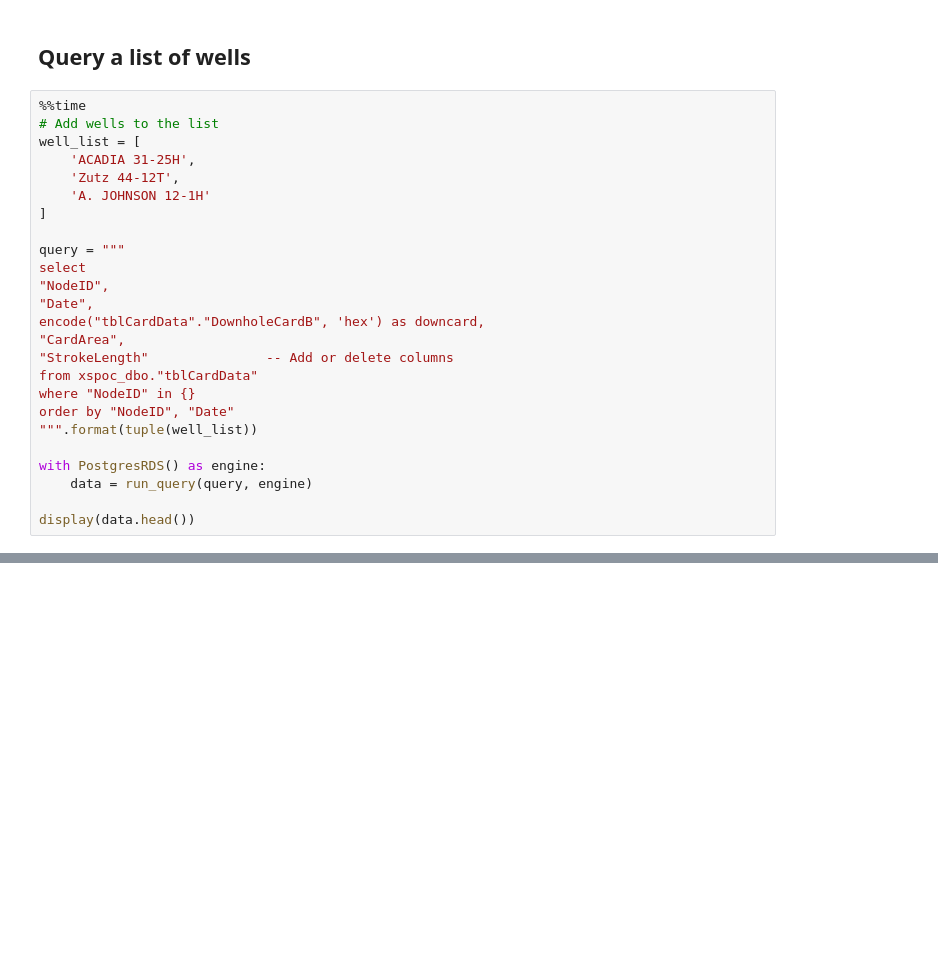
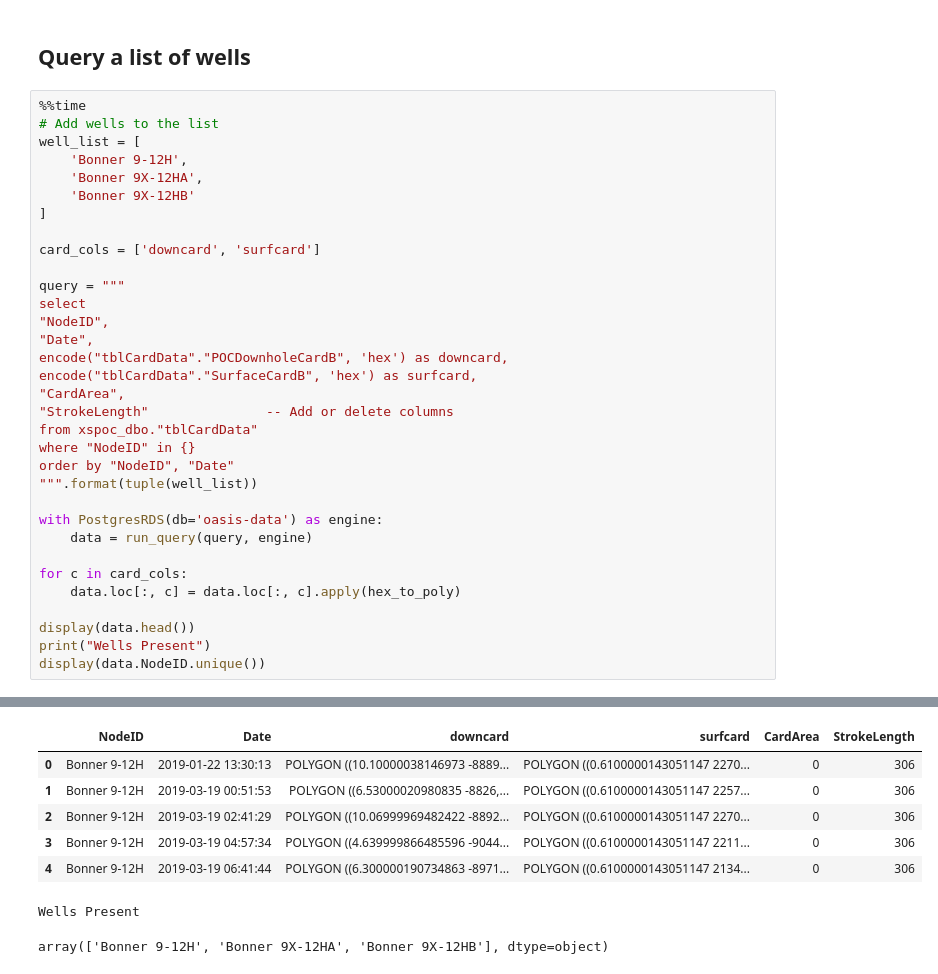
Before and after one commit to Ashitha97/ESP, a Jupyter notebook: dataAnalysis/Initial Analysis Card Data.ipynb, the cells around one changed output, grey strips where cells are left out. Saved outputs shown, nothing was run; the diff lists cells and outputs as text; blank space fills up the shorter version.

```diff
--- a/dataAnalysis/Initial Analysis Card Data.ipynb
+++ b/dataAnalysis/Initial Analysis Card Data.ipynb
@@ -194,16 +222,19 @@ dyna_plot(test_card, name='Test' , fill=False, color='k', set_axis=None, save=No
 %%time
 # Add wells to the list
 well_list = [
-    'ACADIA 31-25H',
-    'Zutz 44-12T',
-    'A. JOHNSON 12-1H'
+    'Bonner 9-12H',
+    'Bonner 9X-12HA',
+    'Bonner 9X-12HB'
 ]
+
+card_cols = ['downcard', 'surfcard']
 
 query = """
 select
 "NodeID",
 "Date",
-encode("tblCardData"."DownholeCardB", 'hex') as downcard,
+encode("tblCardData"."POCDownholeCardB", 'hex') as downcard,
+encode("tblCardData"."SurfaceCardB", 'hex') as surfcard,
 "CardArea",
 "StrokeLength"               -- Add or delete columns
 from xspoc_dbo."tblCardData"
@@ -211,10 +242,15 @@ where "NodeID" in {}
 order by "NodeID", "Date"
 """.format(tuple(well_list))
 
-with PostgresRDS() as engine:
+with PostgresRDS(db='oasis-data') as engine:
     data = run_query(query, engine)
 
+for c in card_cols:
+    data.loc[:, c] = data.loc[:, c].apply(hex_to_poly)
+
 display(data.head())
+print("Wells Present")
+display(data.NodeID.unique())
 # %% [output]
 Connected to oasis-data DataBase
 Connection Closed
@@ -221,0 +257,8 @@ Wall time: 39.2 s
+|  | NodeID | Date | downcard | surfcard | CardArea | StrokeLength |
+| 0 | Bonner 9-12H | 2019-01-22 13:30:13 | POLYGON ((10.10000038146973 -8889... | POLYGON ((0.6100000143051147 2270... | 0 | 306 |
+| 1 | Bonner 9-12H | 2019-03-19 00:51:53 | POLYGON ((6.53000020980835 -8826,... | POLYGON ((0.6100000143051147 2257... | 0 | 306 |
+| 2 | Bonner 9-12H | 2019-03-19 02:41:29 | POLYGON ((10.06999969482422 -8892... | POLYGON ((0.6100000143051147 2270... | 0 | 306 |
+| 3 | Bonner 9-12H | 2019-03-19 04:57:34 | POLYGON ((4.639999866485596 -9044... | POLYGON ((0.6100000143051147 2211... | 0 | 306 |
+| 4 | Bonner 9-12H | 2019-03-19 06:41:44 | POLYGON ((6.300000190734863 -8971... | POLYGON ((0.6100000143051147 2134... | 0 | 306 |
+Wells Present
+array(['Bonner 9-12H', 'Bonner 9X-12HA', 'Bonner 9X-12HB'], dtype=object)
```
Also changed, not shown: parts of 13 cells of this notebook, 5 other files.
